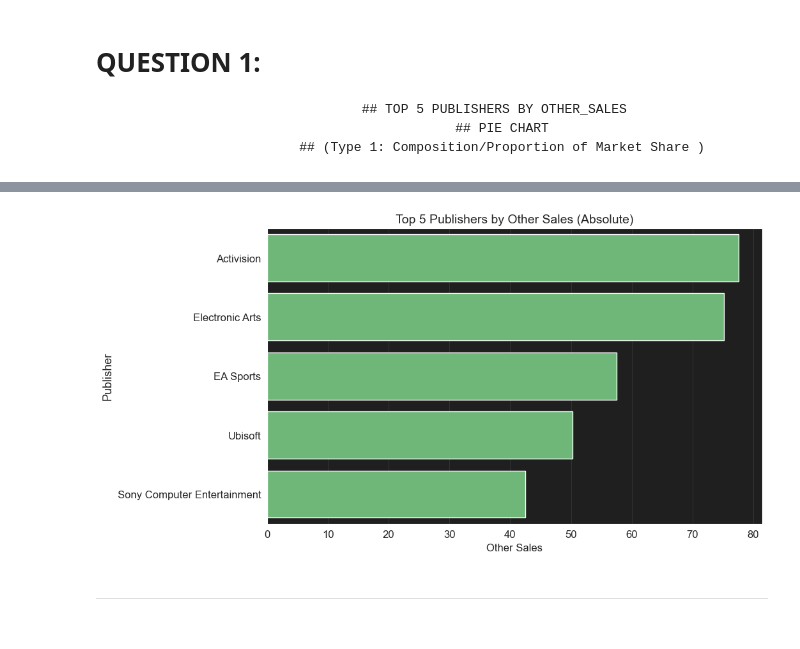
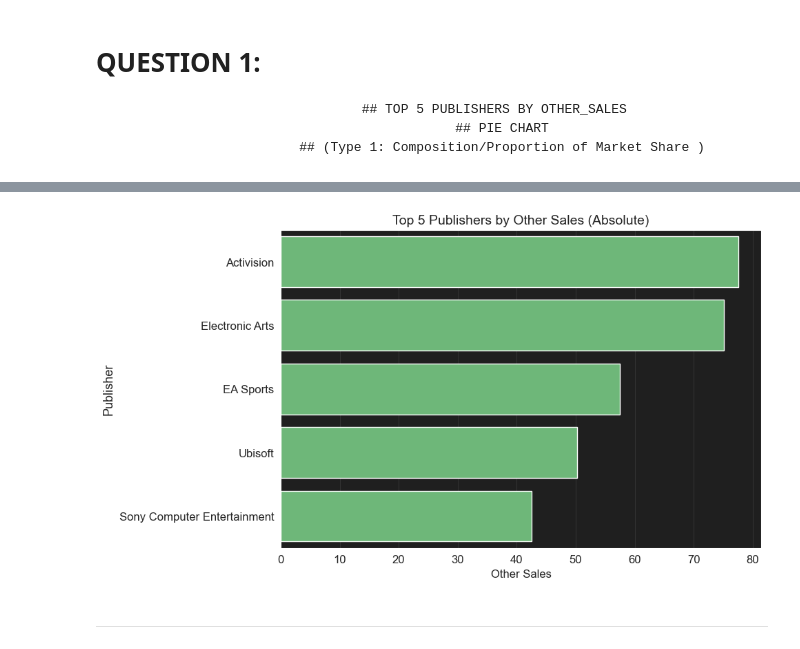
Before and after one commit to sb25345/https-github.com-CCT-Dublin-ca1-semester-2-data-visualization-sb25345-invitations, a Jupyter notebook: CA1-DV-sba25345.ipynb, the cells around one changed output, grey strips where cells are left out. Cells and saved outputs as stored; diff of their text form; code cells hidden in the pictures.

```diff
--- a/CA1-DV-sba25345.ipynb
+++ b/CA1-DV-sba25345.ipynb
@@ -290,14 +290,14 @@ Additional Viz Rationale: Bar chart complements pie by showing raw magnitudes, e
 I added one more visual for this question in order to show absolute values in ascending order for quick reassurance of the report audience.
 Works well for colour or shape challenges, therefor it is more readable.
 # %%
-plt.figure(figsize=(10, 6))
+plt.figure(figsize=(9, 6))
 sns.barplot(data=top_publishers, x='other_sales', y='publisher')
 plt.title('Top 5 Publishers by Other Sales (Absolute)', fontsize=14)
 plt.xlabel('Other Sales', fontsize=12)
 plt.ylabel('Publisher', fontsize=13)
 plt.show()
 # %% [output]
-[figure, old version]
+[figure, new version]
 # %% [markdown]
 ************************************************************************************************************************
 # %% [markdown]
```
Also changed, not shown: parts of 8 cells of this notebook.
